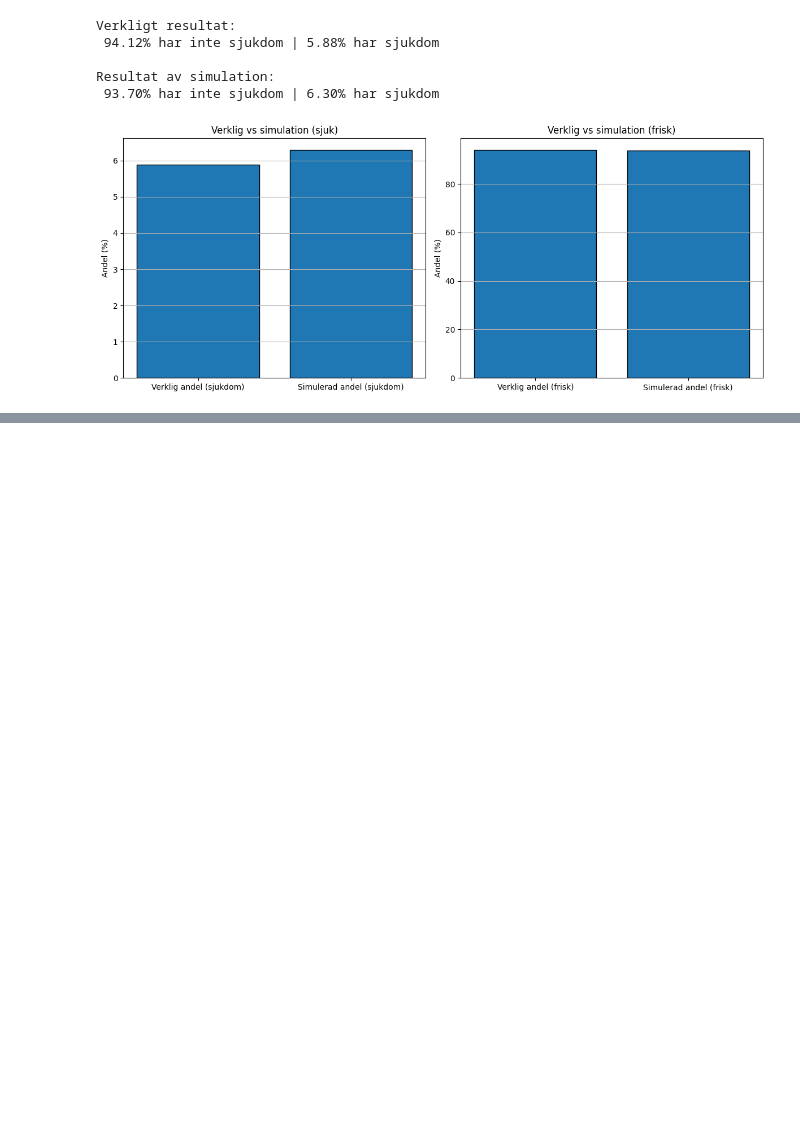
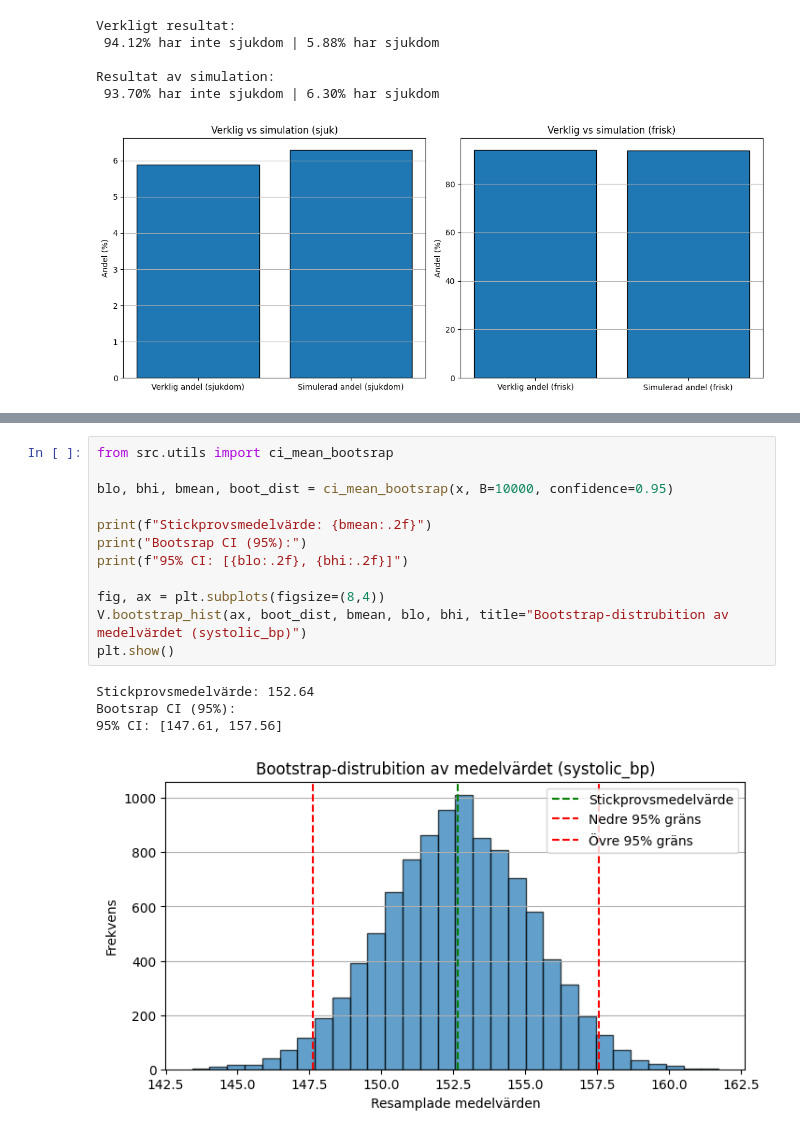
Before and after one commit to Jack-JackAttack/Halsostudie, a Jupyter notebook: report.ipynb, the cells around one changed output, grey strips where cells are left out. Saved outputs shown, nothing was run; the diff lists cells and outputs as text; blank space fills up the shorter version.

Commit message:
lagt till konfidensintervall för bootstrap

```diff
--- a/report.ipynb
+++ b/report.ipynb
@@ -137,0 +134,17 @@ Standardavvikelse = 11.72
+# %%
+from src.utils import ci_mean_bootsrap
+
+blo, bhi, bmean, boot_dist = ci_mean_bootsrap(x, B=10000, confidence=0.95)
+
+print(f"Stickprovsmedelvärde: {bmean:.2f}")
+print("Bootsrap CI (95%):")
+print(f"95% CI: [{blo:.2f}, {bhi:.2f}]")
+
+fig, ax = plt.subplots(figsize=(8,4))
+V.bootstrap_hist(ax, boot_dist, bmean, blo, bhi, title="Bootstrap-distrubition av medelvärdet (systolic_bp)")
+plt.show()
+# %% [output]
+Stickprovsmedelvärde: 152.64
+Bootsrap CI (95%):
+95% CI: [147.61, 157.56]
+[figure, added]
```
Also changed, not shown: parts of 4 cells of this notebook, 2 other files.
